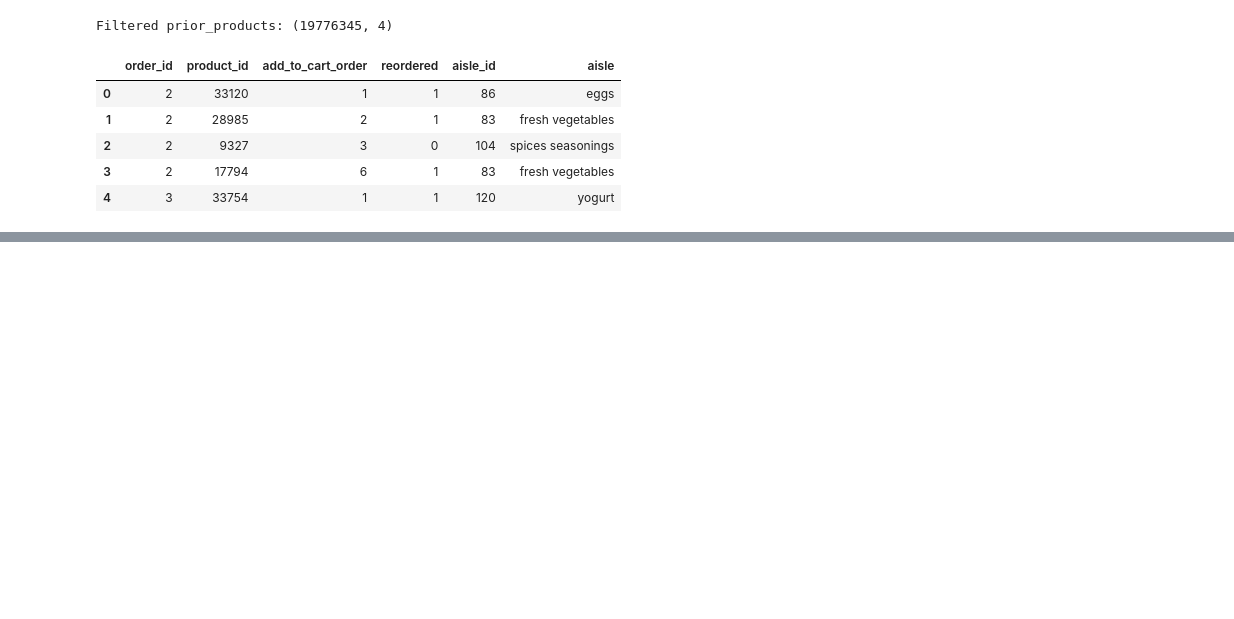
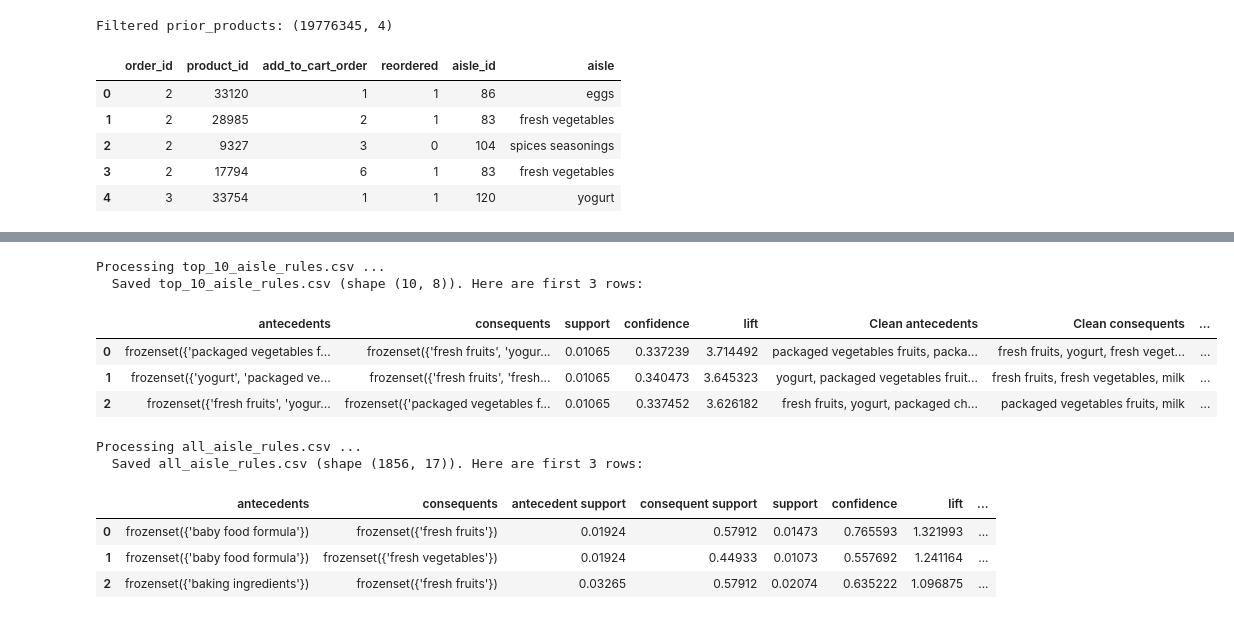
Before and after one commit to TheKalyaniMohite/Market-Basket-Analysis, a Jupyter notebook: 01_Notebook.ipynb, the cells around one changed output, grey strips where cells are left out. Saved outputs shown, nothing was run; the diff lists cells and outputs as text; code cells hidden in the pictures; blank space fills up the shorter version.

```diff
--- a/01_Notebook.ipynb
+++ b/01_Notebook.ipynb
@@ -74,0 +139,45 @@ plt.show()
+# %%
+# Run this in 01_Notebook.ipynb (new cell)
+import pandas as pd
+import re
+
+def extract_inside_frozenset(s):
+    s = str(s)
+    # find inner text inside frozenset({...})
+    m = re.search(r"frozenset\(\{(.*)\}\)", s)
+    if m:
+        inner = m.group(1)
+    else:
+        # if not matching, try to strip surrounding brackets/parens
+        inner = re.sub(r"^[\[\(\{]+|[\]\)\}]+$", "", s)
+    # remove single quotes and extra whitespace
+    inner = inner.replace("'", "").strip()
+    return inner
+
+for fname in ['top_10_aisle_rules.csv', 'all_aisle_rules.csv']:
+    print(f"\nProcessing {fname} ...")
+    df = pd.read_csv(fname)
+    # make sure antecedents/consequents exist
+    if 'antecedents' in df.columns and 'consequents' in df.columns:
+        df['Clean antecedents'] = df['antecedents'].apply(extract_inside_frozenset)
+        df['Clean consequents'] = df['consequents'].apply(extract_inside_frozenset)
+        df['Clean Rule'] = df['Clean antecedents'] + " → " + df['Clean consequents']
+    else:
+        print(f"  WARNING: {fname} missing antecedents/consequents columns; skipping Clean Rule")
+    # save back (overwrite)
+    df.to_csv(fname, index=False)
+    print(f"  Saved {fname} (shape {df.shape}). Here are first 3 rows:")
+    display(df.head(3))
+# %% [output]
+Processing top_10_aisle_rules.csv ...
+  Saved top_10_aisle_rules.csv (shape (10, 8)). Here are first 3 rows:
+|  | antecedents | consequents | support | confidence | lift | Clean antecedents | Clean consequents | ... |
+| 0 | frozenset({'packaged vegetables f... | frozenset({'fresh fruits', 'yogur... | 0.01065 | 0.337239 | 3.714492 | packaged vegetables fruits, packa... | fresh fruits, yogurt, fresh veget... | ... |
+| 1 | frozenset({'yogurt', 'packaged ve... | frozenset({'fresh fruits', 'fresh... | 0.01065 | 0.340473 | 3.645323 | yogurt, packaged vegetables fruit... | fresh fruits, fresh vegetables, milk | ... |
+| 2 | frozenset({'fresh fruits', 'yogur... | frozenset({'packaged vegetables f... | 0.01065 | 0.337452 | 3.626182 | fresh fruits, yogurt, packaged ch... | packaged vegetables fruits, milk | ... |
+Processing all_aisle_rules.csv ...
+  Saved all_aisle_rules.csv (shape (1856, 17)). Here are first 3 rows:
+|  | antecedents | consequents | antecedent support | consequent support | support | confidence | lift | ... |
+| 0 | frozenset({'baby food formula'}) | frozenset({'fresh fruits'}) | 0.01924 | 0.57912 | 0.01473 | 0.765593 | 1.321993 | ... |
+| 1 | frozenset({'baby food formula'}) | frozenset({'fresh vegetables'}) | 0.01924 | 0.44933 | 0.01073 | 0.557692 | 1.241164 | ... |
+| 2 | frozenset({'baking ingredients'}) | frozenset({'fresh fruits'}) | 0.03265 | 0.57912 | 0.02074 | 0.635222 | 1.096875 | ... |
```
Also changed, not shown: parts of 6 cells of this notebook, 3 other files.
